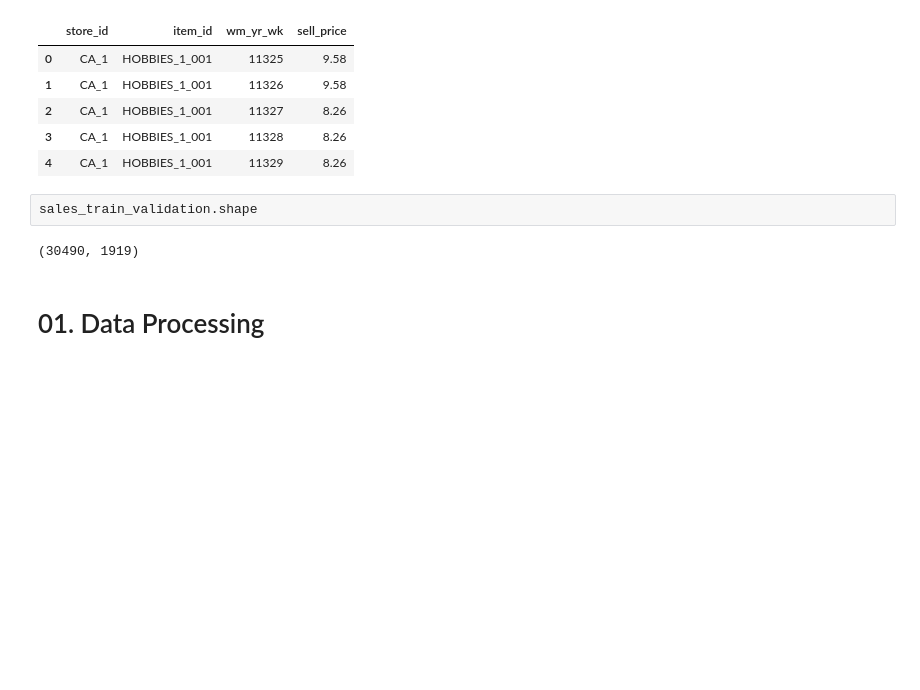
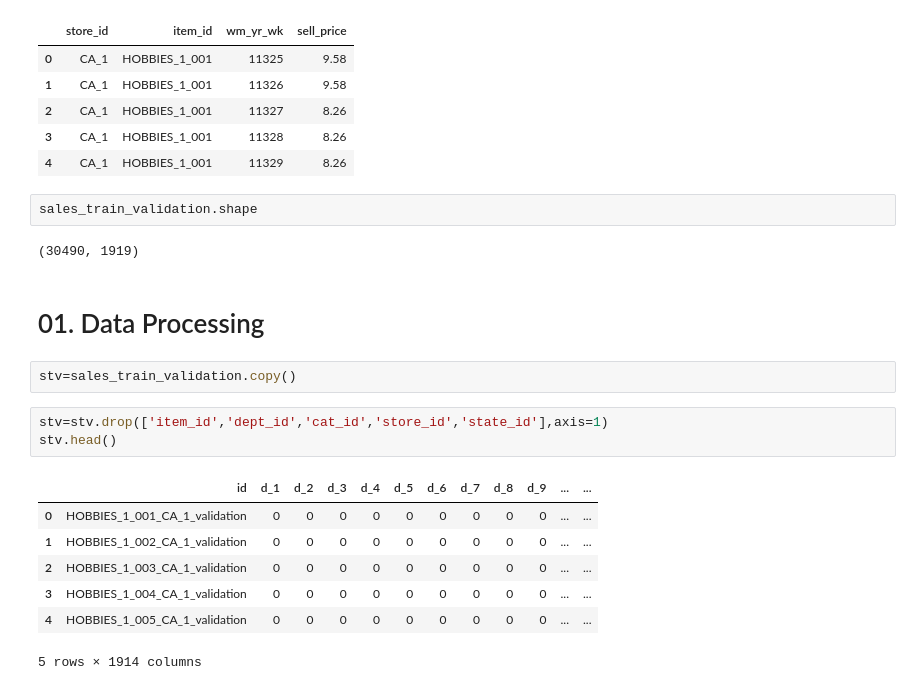
Before and after one commit to kabirmuntasir/2020-M5-Forecasting, a Jupyter notebook: Uncertanity/05102020.ipynb, the cells around one changed output. Drawn from its saved outputs; the diff is of its cells as text; blank space fills up the shorter version.

```diff
--- a/Uncertanity/05102020.ipynb
+++ b/Uncertanity/05102020.ipynb
@@ -49,3 +55,16 @@ sales_train_validation.shape
 (30490, 1919)
 # %% [markdown]
 # 01. Data Processing
+# %%
+stv=sales_train_validation.copy()
+# %%
+stv=stv.drop(['item_id','dept_id','cat_id','store_id','state_id'],axis=1)
+stv.head()
+# %% [output]
+|  | id | d_1 | d_2 | d_3 | d_4 | d_5 | d_6 | d_7 | d_8 | d_9 | ... | ... |
+| 0 | HOBBIES_1_001_CA_1_validation | 0 | 0 | 0 | 0 | 0 | 0 | 0 | 0 | 0 | ... | ... |
+| 1 | HOBBIES_1_002_CA_1_validation | 0 | 0 | 0 | 0 | 0 | 0 | 0 | 0 | 0 | ... | ... |
+| 2 | HOBBIES_1_003_CA_1_validation | 0 | 0 | 0 | 0 | 0 | 0 | 0 | 0 | 0 | ... | ... |
+| 3 | HOBBIES_1_004_CA_1_validation | 0 | 0 | 0 | 0 | 0 | 0 | 0 | 0 | 0 | ... | ... |
+| 4 | HOBBIES_1_005_CA_1_validation | 0 | 0 | 0 | 0 | 0 | 0 | 0 | 0 | 0 | ... | ... |
+5 rows × 1914 columns
```
Also changed, not shown: parts of 10 cells of this notebook.
